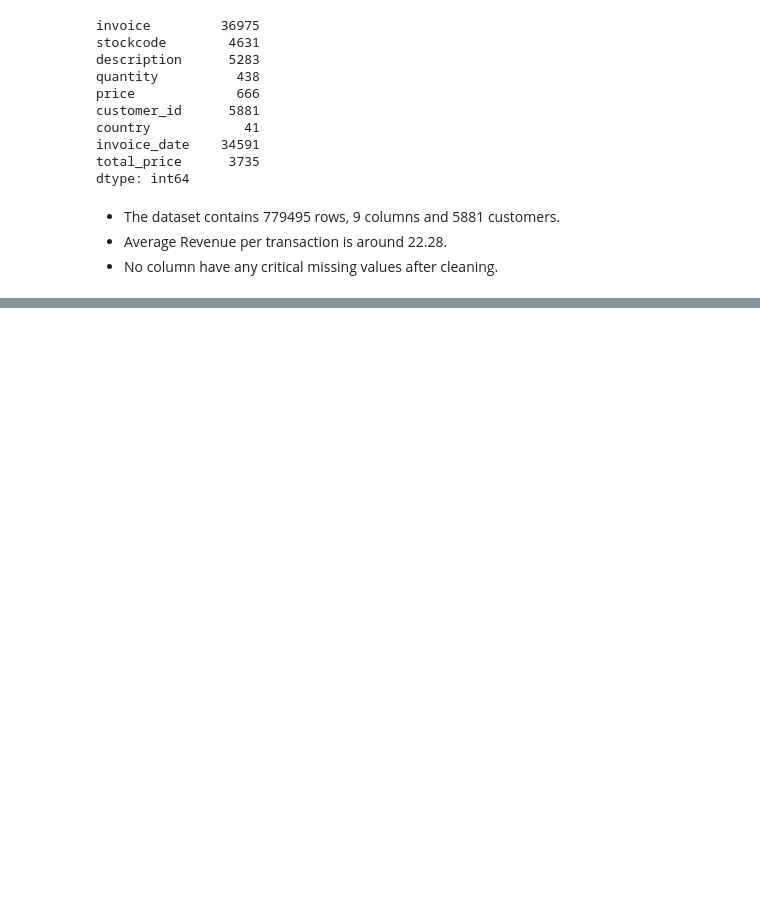
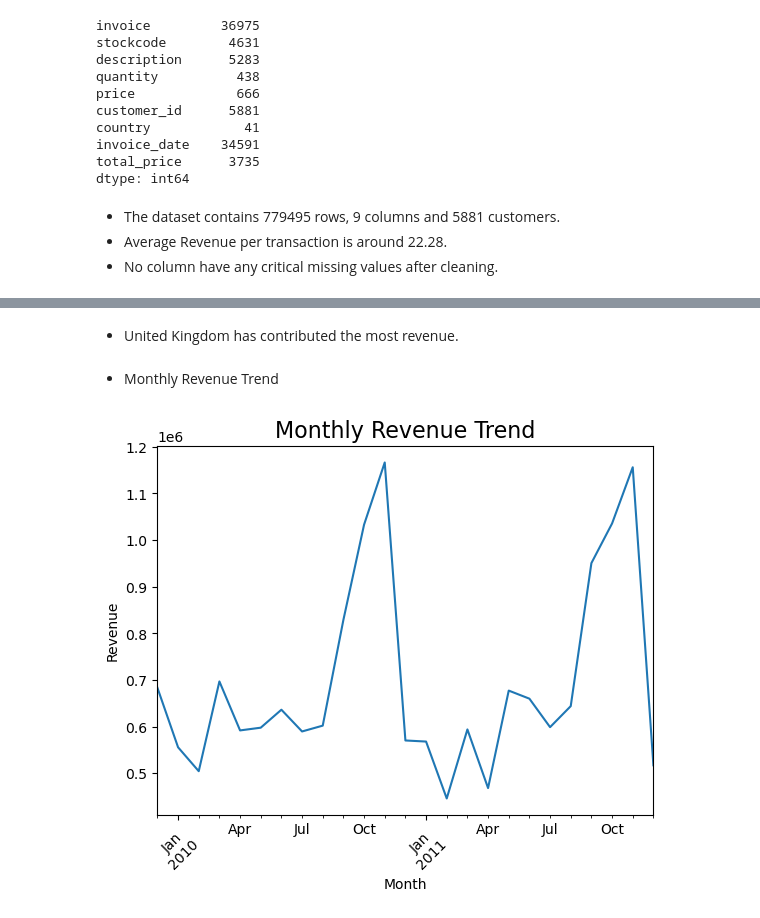
Before and after one commit to Ishant2104/CLV_and_Churn_Prediction, a Jupyter notebook: 02_EDA.ipynb, the cells around one changed output, grey strips where cells are left out. Cells and saved outputs as stored; diff of their text form; code cells hidden in the pictures; blank space fills up the shorter version.

```diff
--- a/02_EDA.ipynb
+++ b/02_EDA.ipynb
@@ -84,0 +106,18 @@ dtype: int64
+# %% [markdown]
+* United Kingdom has contributed the most revenue.
+# %% [markdown]
+* Monthly Revenue Trend
+# %%
+# Grouping by month to see revenue trends
+df['month'] = df['invoice_date'].dt.to_period('M')
+monthly_revenue = df.groupby('month')['total_price'].sum()
+
+# Plotting the monthly revenue trend
+monthly_revenue.plot(kind='line')
+plt.title("Monthly Revenue Trend", fontsize=16)
+plt.xlabel("Month")
+plt.ylabel("Revenue")
+plt.xticks(rotation=45)
+plt.show()
+# %% [output]
+[figure, added]
```
Also changed, not shown: parts of 29 cells of this notebook, 1 other file.
